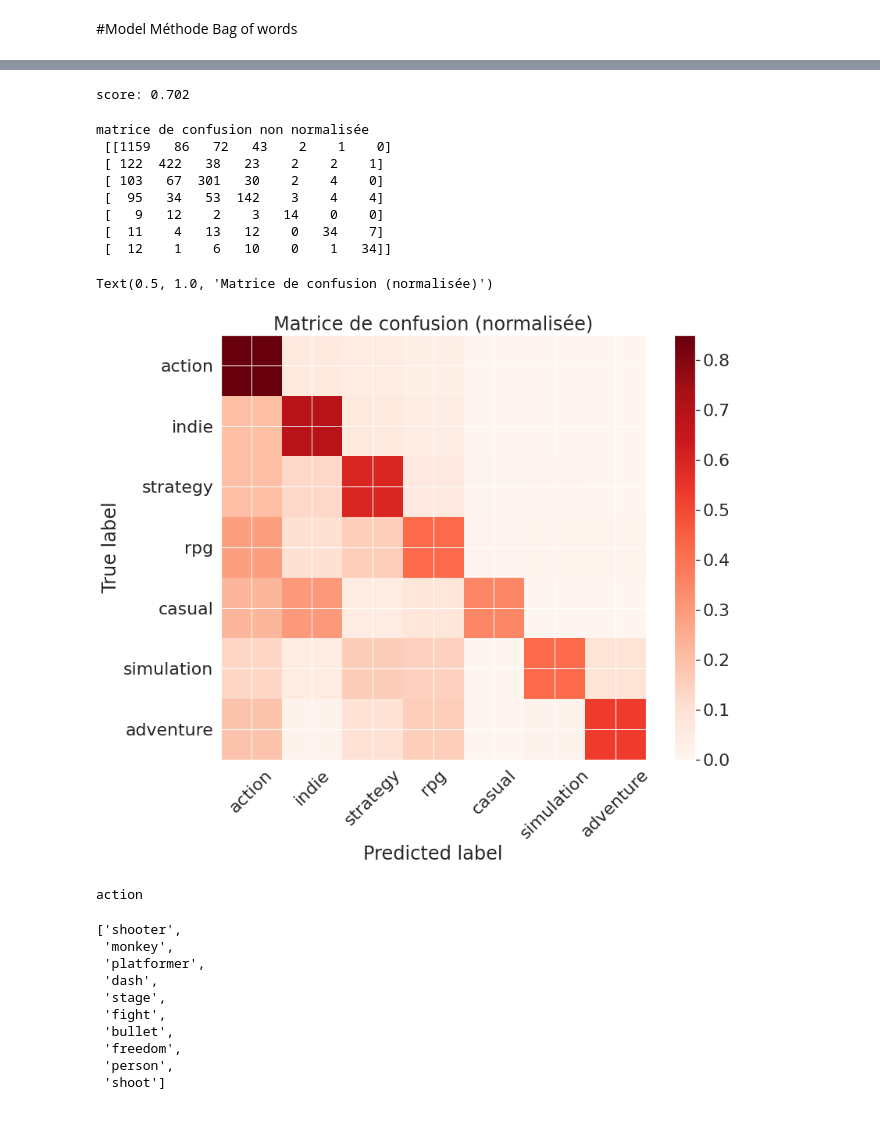
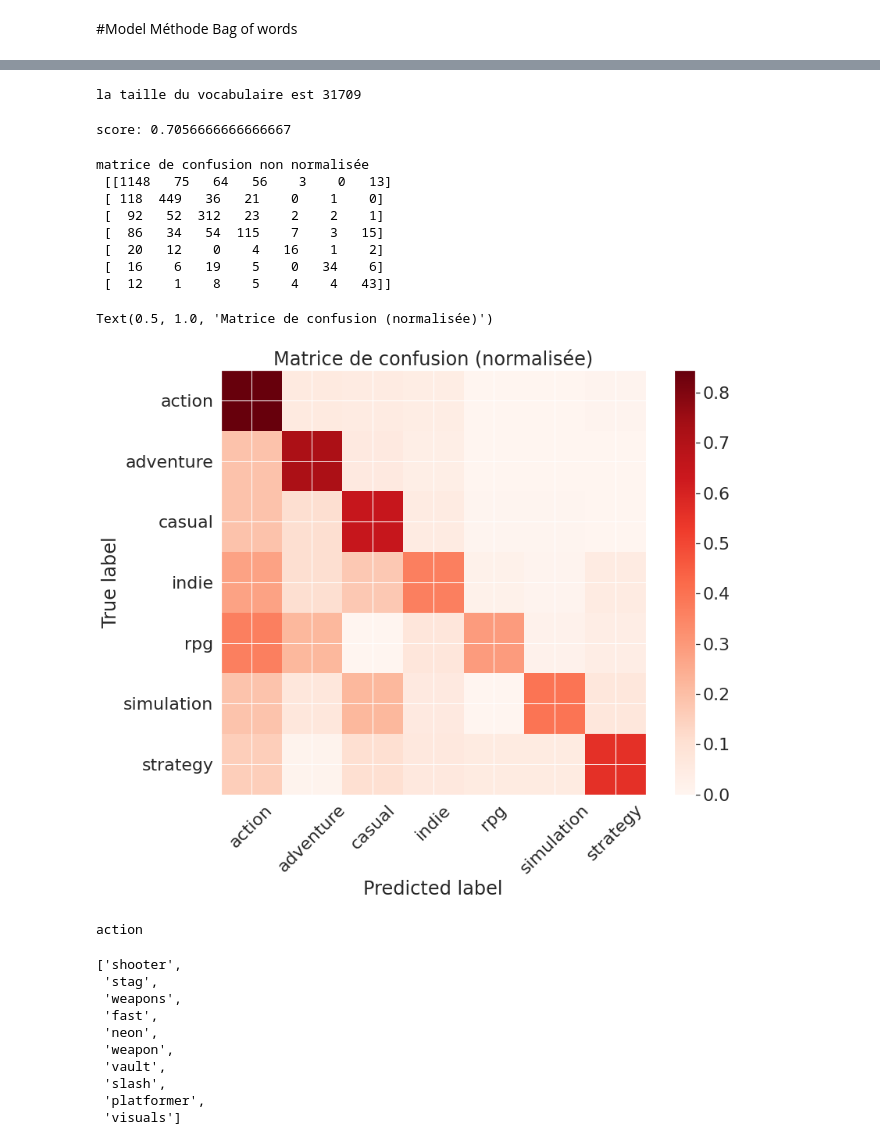
Before and after one commit to ArthurClot/projet-IAS, a Jupyter notebook: projet_ias_model.ipynb, the cells around one changed output, grey strips where cells are left out. Drawn from its saved outputs; the diff is of its cells as text; code cells hidden in the pictures.

Commit message:
Correction matrice de confusion

```diff
--- a/projet_ias_model.ipynb
+++ b/projet_ias_model.ipynb
@@ -687,5 +687,5 @@ count_vectorizer = CountVectorizer(
 train_data_features = count_vectorizer.fit_transform(X_lines_train)
 # %%
 #on utilise le modèle de régression logistique
-logistic_regression = linear_model.LogisticRegression()
+logistic_regression = linear_model.LogisticRegression(max_iter=500)
 logistic_regression = logistic_regression.fit(train_data_features, y_train)
@@ -713,29 +705,33 @@ count_vectorizer.get_feature_names()[90:100] #pour voir quelques exemples de mot
+# %%
+print("la taille du vocabulaire est "+str(train_data_features.shape[1]))
+# %% [output]
+la taille du vocabulaire est 31709
 # %%
 #évaluation du score où le label prédit doit être exact
 data_features = count_vectorizer.transform(X_lines_test)
 predictions = logistic_regression.predict(data_features)
 print('score: %s' % accuracy_score(y_test, predictions))
 # %% [output]
-score: 0.702
+score: 0.7056666666666667
 # %%
 cm = confusion_matrix(y_test, predictions)
 print('matrice de confusion non normalisée\n %s' % cm)
 # %% [output]
 matrice de confusion non normalisée
- [[1159   86   72   43    2    1    0]
- [ 122  422   38   23    2    2    1]
- [ 103   67  301   30    2    4    0]
- [  95   34   53  142    3    4    4]
- [   9   12    2    3   14    0    0]
- [  11    4   13   12    0   34    7]
- [  12    1    6   10    0    1   34]]
+ [[1148   75   64   56    3    0   13]
+ [ 118  449   36   21    0    1    0]
+ [  92   52  312   23    2    2    1]
+ [  86   34   54  115    7    3   15]
+ [  20   12    0    4   16    1    2]
+ [  16    6   19    5    0   34    6]
+ [  12    1    8    5    4    4   43]]
 # %%
 fig, ax = plt.subplots(figsize=(13, 10))
-plot_confusion_matrix(logistic_regression, data_features, y_test, display_labels=genres_choice, include_values=False, xticks_rotation=45, cmap=plt.cm.Reds, normalize='true', ax=ax)
+plot_confusion_matrix(logistic_regression, data_features, y_test, include_values=False, xticks_rotation=45, cmap=plt.cm.Reds, normalize='true', ax=ax)
 plt.title("Matrice de confusion (normalisée)")
 # %% [output]
 Text(0.5, 1.0, 'Matrice de confusion (normalisée)')
-[figure, old version]
+[figure, new version]
 # %%
 def words_related_to_genre(vectorizer, genre_index=0, num_words=10): #renvoie les mots qui sont le plus en relation avec le genre d'un jeu
     features = vectorizer.get_feature_names()
@@ -748,12 +744,12 @@ words_related_to_genre(count_vectorizer, genre_tag_id) #à vérifier si marche v
 # %% [output]
 action
 ['shooter',
- 'monkey',
+ 'stag',
+ 'weapons',
+ 'fast',
+ 'neon',
+ 'weapon',
+ 'vault',
+ 'slash',
  'platformer',
- 'dash',
- 'stage',
- 'fight',
- 'bullet',
- 'freedom',
- 'person',
- 'shoot']
+ 'visuals']
```
Also changed, not shown: parts of 6 cells of this notebook.
